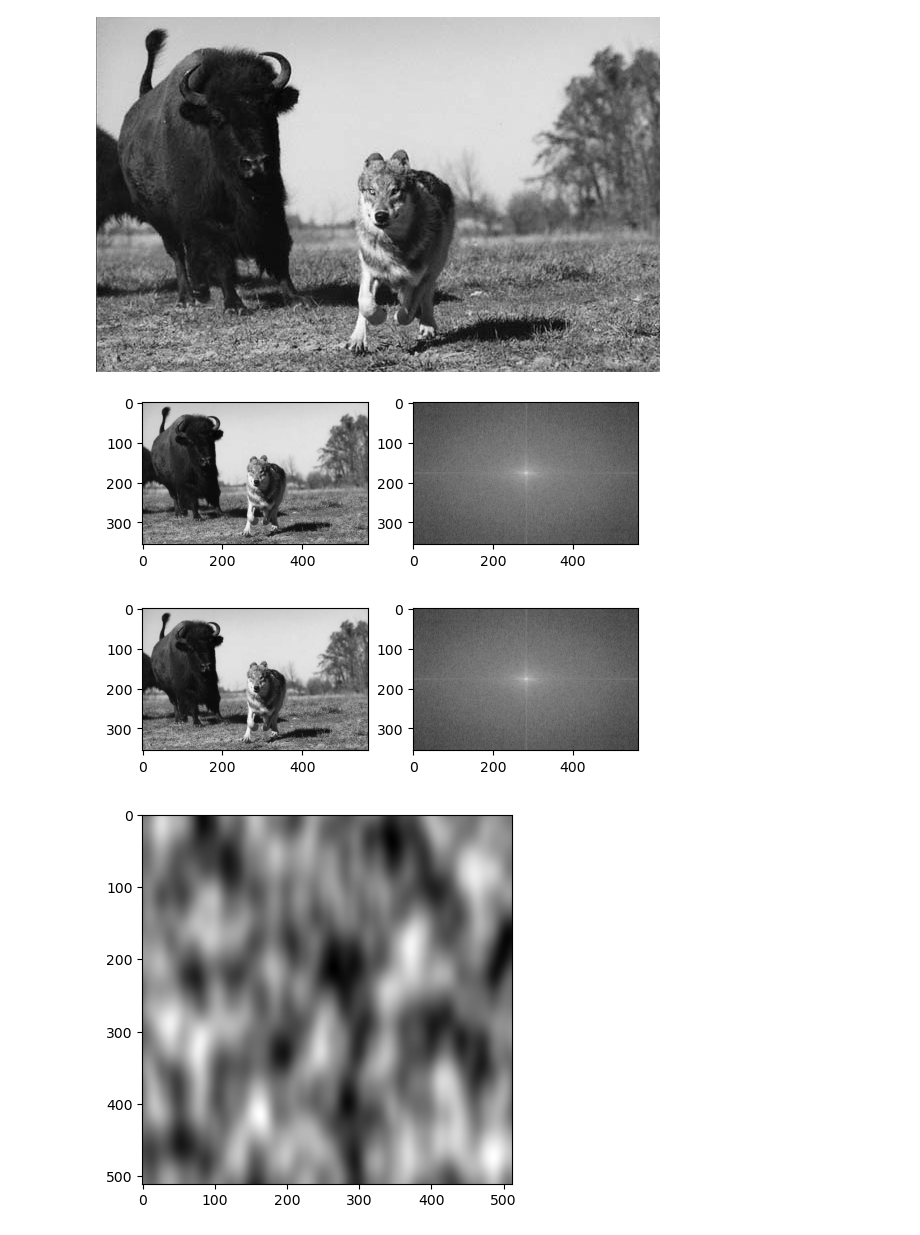
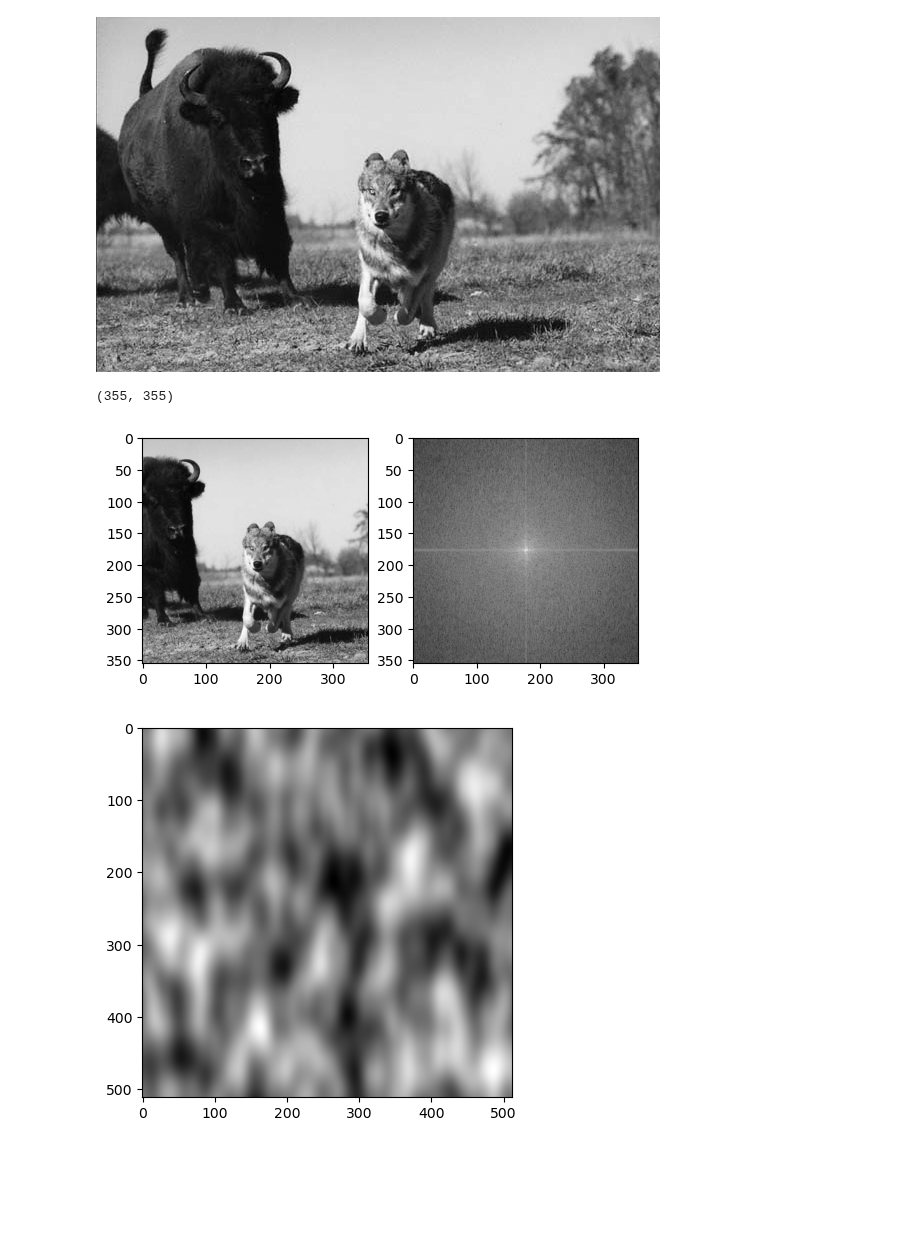
Before and after one commit to R0ner/cnn-context, a Jupyter notebook: notebooks/rep-02-imagefreq.ipynb, the cells around one changed output. Saved outputs shown, nothing was run; the diff lists cells and outputs as text; code cells hidden in the pictures; blank space fills up the shorter version.

```diff
--- a/notebooks/rep-02-imagefreq.ipynb
+++ b/notebooks/rep-02-imagefreq.ipynb
@@ -78,38 +78,30 @@ img_g = img.convert('L')
 img_g
 # %% [output]
 [figure]
-# %%
-# Calculate Fourier transform of image
-ft = np.fft.ifftshift(np.array(img_g) / 255.0)
-ft = np.fft.fft2(ft)
-ft = np.fft.fftshift(ft)
-plt.subplot(121)
-plt.imshow(img_g)
-
-plt.subplot(122)
-# plt.imshow(np.log(abs(ft)[150:-150, 250:-250]))
-plt.imshow(np.log(abs(ft)))
-# plt.xlim([480, 520])
-# plt.ylim([520, 480])  # Note, order is reversed for y
-plt.show()
-# %% [output]
-[figure, removed]
+# %%
+img_g = np.array(img_g) / 255.0
+# %%
+diff = img_g.shape[1] - img_g.shape[0]
+img_g = img_g[:, diff//2:-diff//2]
+img_g.shape
+# %% [output]
+(355, 355)
 # %%
 # Calculate Fourier transform of image
-ft = np.fft.ifftshift(np.array(img_g) / 255.0)
+ft = np.fft.ifftshift(img_g)
 ft = np.fft.fft2(ft)
 ft = np.fft.fftshift(ft)
 plt.subplot(121)
 plt.imshow(img_g)
 
 plt.subplot(122)
 # plt.imshow(np.log(abs(ft)[150:-150, 250:-250]))
 plt.imshow(np.log(abs(ft)))
 # plt.xlim([480, 520])
 # plt.ylim([520, 480])  # Note, order is reversed for y
 plt.show()
 # %% [output]
-[figure, old version]
+[figure, new version]
 # %%
 show_imarray(noise[0])
 # %% [output]
```
Also changed, not shown: parts of 7 cells of this notebook, 2 other files.
